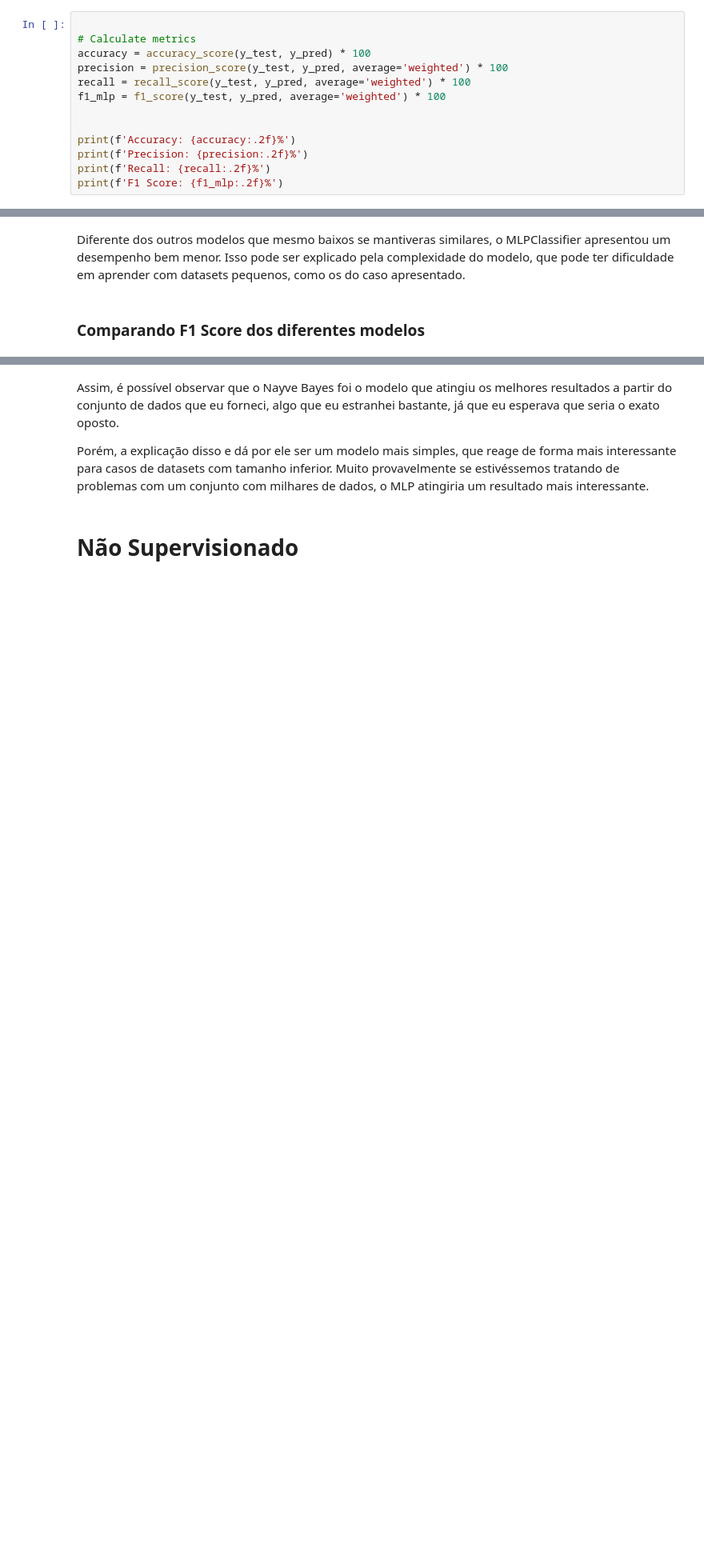
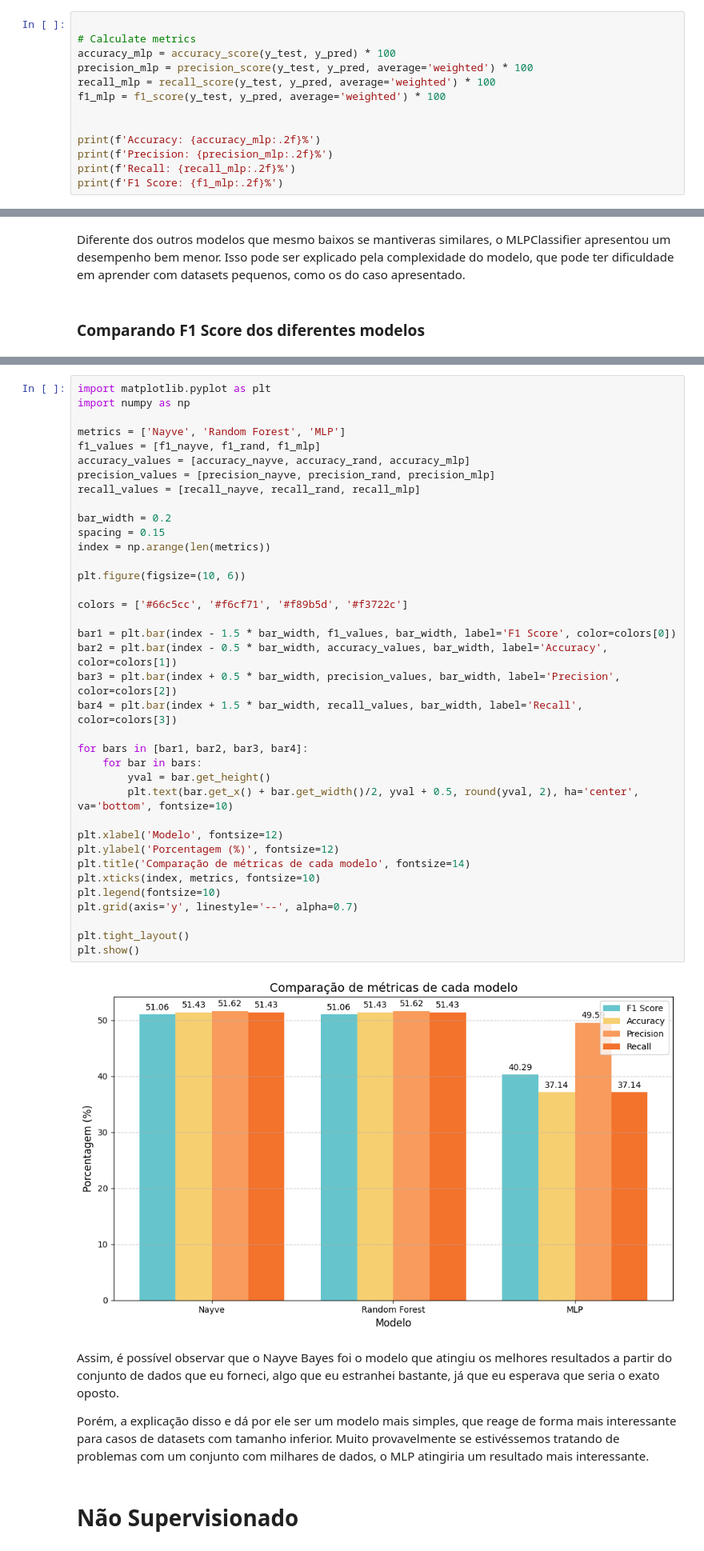
Before and after one commit to felipeduartea/projeto-ia, a Jupyter notebook: Trabalho_IA.ipynb, the cells around one changed output, grey strips where cells are left out. Shown at 80% size. Drawn from its saved outputs; the diff is of its cells as text; blank space fills up the shorter version.

```diff
--- a/Trabalho_IA.ipynb
+++ b/Trabalho_IA.ipynb
@@ -410,14 +410,14 @@ Os resultados do Multi-Layer Perceptron não foram bons em nenhum dos casos, e a
 # %%
 
 # Calculate metrics
-accuracy = accuracy_score(y_test, y_pred) * 100
-precision = precision_score(y_test, y_pred, average='weighted') * 100
-recall = recall_score(y_test, y_pred, average='weighted') * 100
+accuracy_mlp = accuracy_score(y_test, y_pred) * 100
+precision_mlp = precision_score(y_test, y_pred, average='weighted') * 100
+recall_mlp = recall_score(y_test, y_pred, average='weighted') * 100
 f1_mlp = f1_score(y_test, y_pred, average='weighted') * 100
 
 
-print(f'Accuracy: {accuracy:.2f}%')
-print(f'Precision: {precision:.2f}%')
-print(f'Recall: {recall:.2f}%')
+print(f'Accuracy: {accuracy_mlp:.2f}%')
+print(f'Precision: {precision_mlp:.2f}%')
+print(f'Recall: {recall_mlp:.2f}%')
 print(f'F1 Score: {f1_mlp:.2f}%')
 # %% [output]
@@ -447,3 +433,42 @@ plt.show()
+# %%
+import matplotlib.pyplot as plt
+import numpy as np
+
+metrics = ['Nayve', 'Random Forest', 'MLP']
+f1_values = [f1_nayve, f1_rand, f1_mlp]
+accuracy_values = [accuracy_nayve, accuracy_rand, accuracy_mlp]
+precision_values = [precision_nayve, precision_rand, precision_mlp]
+recall_values = [recall_nayve, recall_rand, recall_mlp]
+
+bar_width = 0.2
+spacing = 0.15
+index = np.arange(len(metrics))
+
+plt.figure(figsize=(10, 6))
+
+colors = ['#66c5cc', '#f6cf71', '#f89b5d', '#f3722c']
+
+bar1 = plt.bar(index - 1.5 * bar_width, f1_values, bar_width, label='F1 Score', color=colors[0])
+bar2 = plt.bar(index - 0.5 * bar_width, accuracy_values, bar_width, label='Accuracy', color=colors[1])
+bar3 = plt.bar(index + 0.5 * bar_width, precision_values, bar_width, label='Precision', color=colors[2])
+bar4 = plt.bar(index + 1.5 * bar_width, recall_values, bar_width, label='Recall', color=colors[3])
+
+for bars in [bar1, bar2, bar3, bar4]:
+    for bar in bars:
+        yval = bar.get_height()
+        plt.text(bar.get_x() + bar.get_width()/2, yval + 0.5, round(yval, 2), ha='center', va='bottom', fontsize=10)
+
+plt.xlabel('Modelo', fontsize=12)
+plt.ylabel('Porcentagem (%)', fontsize=12)
+plt.title('Comparação de métricas de cada modelo', fontsize=14)
+plt.xticks(index, metrics, fontsize=10)
+plt.legend(fontsize=10)
+plt.grid(axis='y', linestyle='--', alpha=0.7)
+
+plt.tight_layout()
+plt.show()
+# %% [output]
+[figure, added]
 # %% [markdown]
 Assim, é possível observar que o Nayve Bayes foi o modelo que atingiu os melhores resultados a partir do conjunto de dados que eu forneci, algo que eu estranhei bastante, já que eu esperava que seria o exato oposto.
 
```
Also changed, not shown: parts of 8 cells of this notebook.
